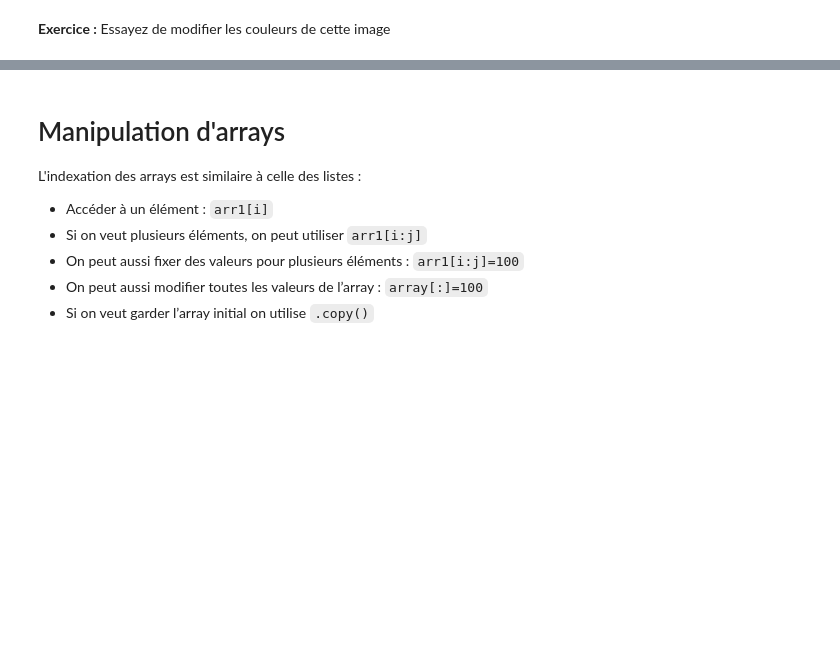
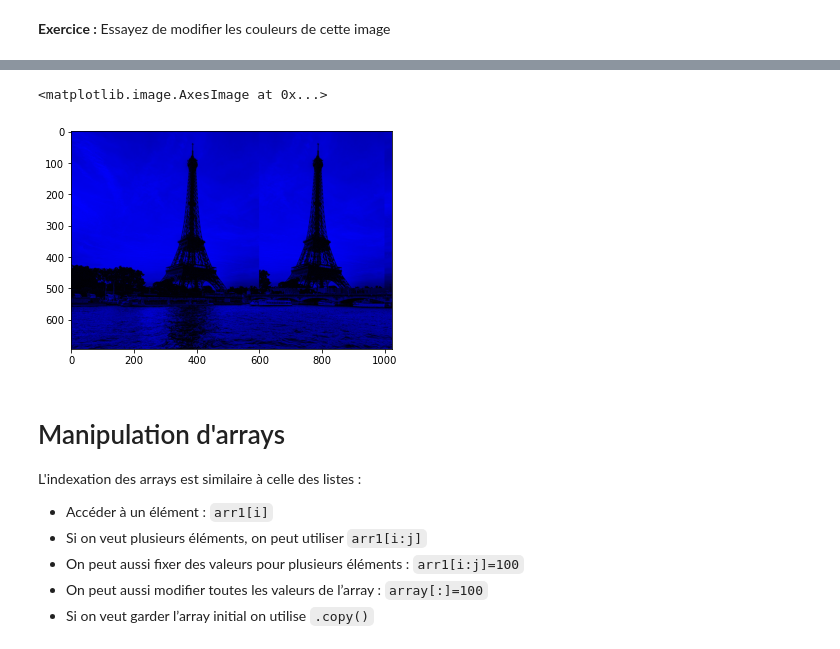
Before and after one commit to stat4decision/ml-adway-mai21, a Jupyter notebook: 04_numpy.ipynb, the cells around one changed output, grey strips where cells are left out. Drawn from its saved outputs; the diff is of its cells as text; code cells hidden in the pictures; blank space fills up the shorter version.

```diff
--- a/04_numpy.ipynb
+++ b/04_numpy.ipynb
@@ -139,3 +171,12 @@ plt.imshow(image_paris)
+# %%
+image_paris2 =image_paris*np.array([0,0,1])
+# %%
+image_paris2[0:500, 600:1000]  = image_paris2[0:500, 200:600]
+# %%
+plt.imshow(image_paris2)
+# %% [output]
+<matplotlib.image.AxesImage at 0x...>
+[figure, added]
 # %% [markdown]
 # Manipulation d'arrays
 
```
Also changed, not shown: parts of 26 cells of this notebook, 4 other files.
